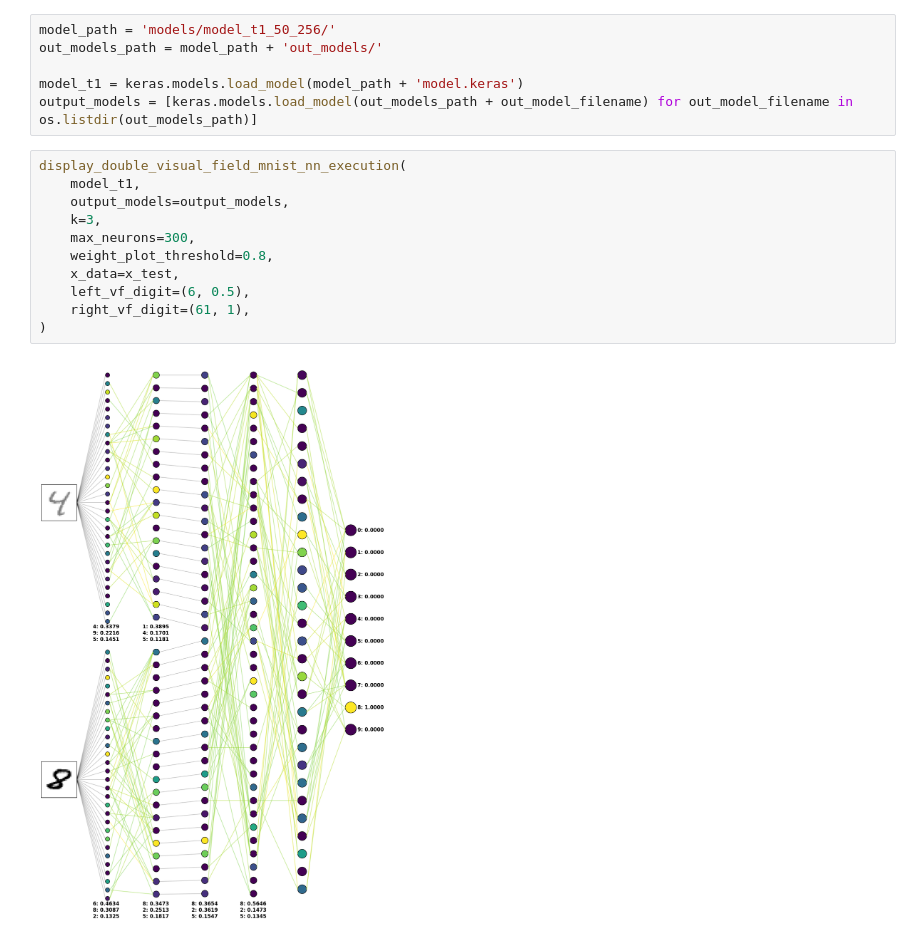
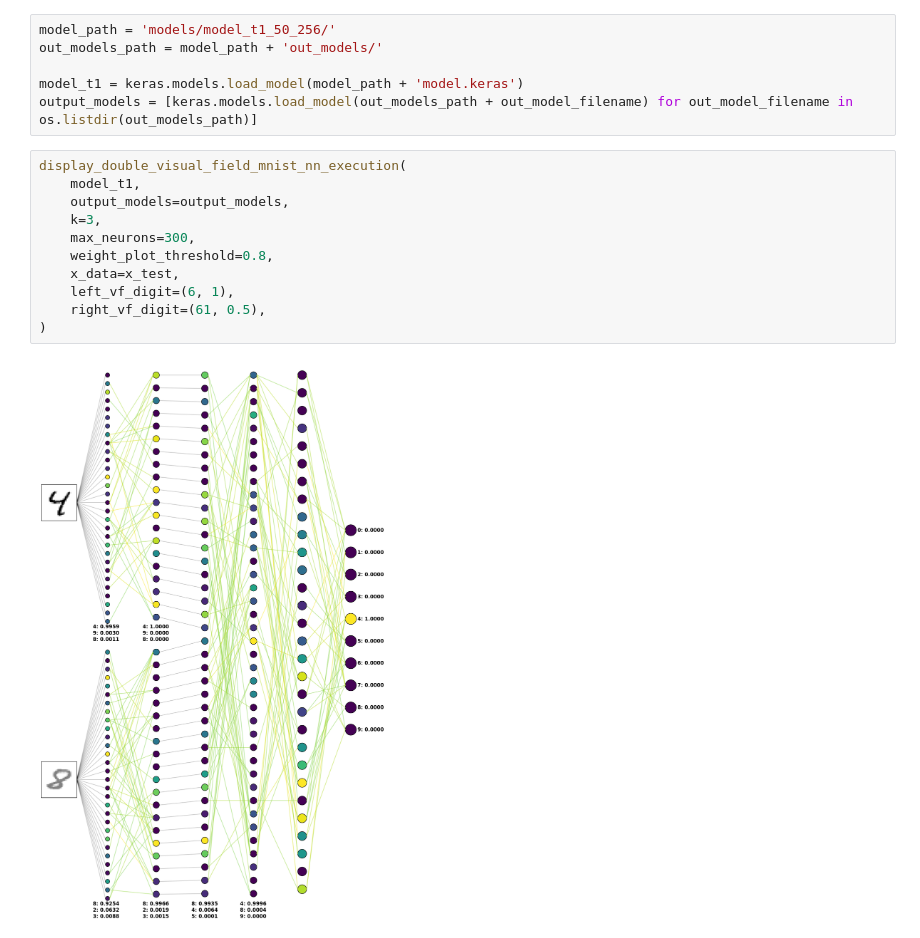
Before and after one commit to hugobbi/mnist-visual-fields, a Jupyter notebook: mnist_visual_fields_main.ipynb, the cells around one changed output. Saved outputs shown, nothing was run; the diff lists cells and outputs as text.

```diff
--- a/mnist_visual_fields_main.ipynb
+++ b/mnist_visual_fields_main.ipynb
@@ -1205,13 +1203,13 @@ output_models = [keras.models.load_model(out_models_path + out_model_filename) f
 # %%
 display_double_visual_field_mnist_nn_execution(
     model_t1,
     output_models=output_models,
     k=3,
     max_neurons=300,
     weight_plot_threshold=0.8,
     x_data=x_test,
-    left_vf_digit=(6, 0.5),
-    right_vf_digit=(61, 1),
+    left_vf_digit=(6, 1),
+    right_vf_digit=(61, 0.5),
 )
 # %% [output]
-[figure, old version]
+[figure, new version]
```
Also changed, not shown: parts of 5 cells of this notebook, 7 other files.
